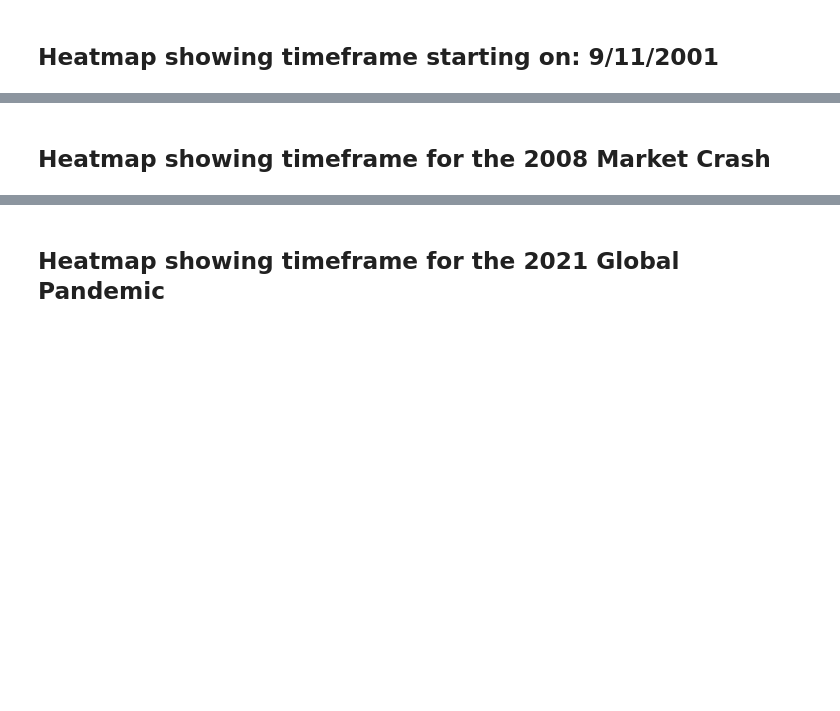
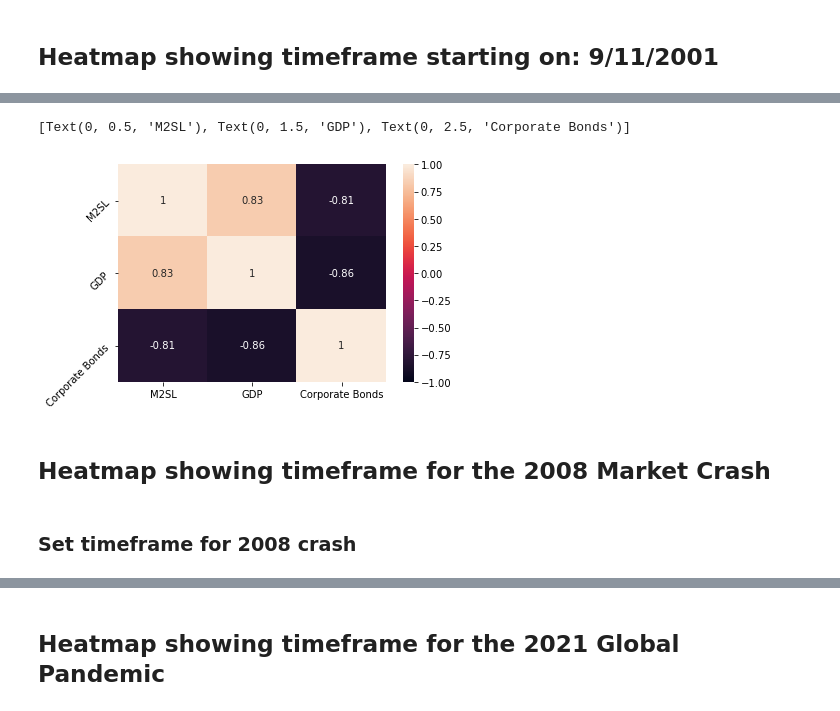
Before and after one commit to schm1263/Fintech_Project_1, a Jupyter notebook: FinTech_Project_Bonds_CM.ipynb, the cells around one changed output, grey strips where cells are left out. Saved outputs shown, nothing was run; the diff lists cells and outputs as text; code cells hidden in the pictures; blank space fills up the shorter version.

```diff
--- a/FinTech_Project_Bonds_CM.ipynb
+++ b/FinTech_Project_Bonds_CM.ipynb
@@ -325,0 +440,3 @@ bond_change_911.hvplot()
+# %%
+corr_nine_eleven = m2_df["2001-01-01" : "2002-01-01"]
+corr_nine_eleven.head(5)
@@ -326,2 +450,14 @@ bond_change_911.hvplot()
+# %%
+corr_chart_nine_eleven = corr_nine_eleven.corr()
+# %%
+corr_chart_nine_eleven = sns.heatmap(corr_chart_nine_eleven, annot=True, vmin=-1, vmax=1)
+#corr_chart = sns.heatmap(bond_m2_df, annot=True, vmin=-1, vmax=1)
+#corr_chart = sns.heatmap(bond_data[:, np.newaxis], cmap=ListedColormap(['green', 'yellow', 'red']))
+corr_chart_nine_eleven.set_yticklabels(corr_chart_nine_eleven.get_yticklabels(), rotation = 45)
+# %% [output]
+[Text(0, 0.5, 'M2SL'), Text(0, 1.5, 'GDP'), Text(0, 2.5, 'Corporate Bonds')]
+[figure, added]
 # %% [markdown]
 ## Heatmap showing timeframe for the 2008 Market Crash
+# %% [markdown]
+### Set timeframe for 2008 crash
```
Also changed, not shown: parts of 64 cells of this notebook, 9 other files.
